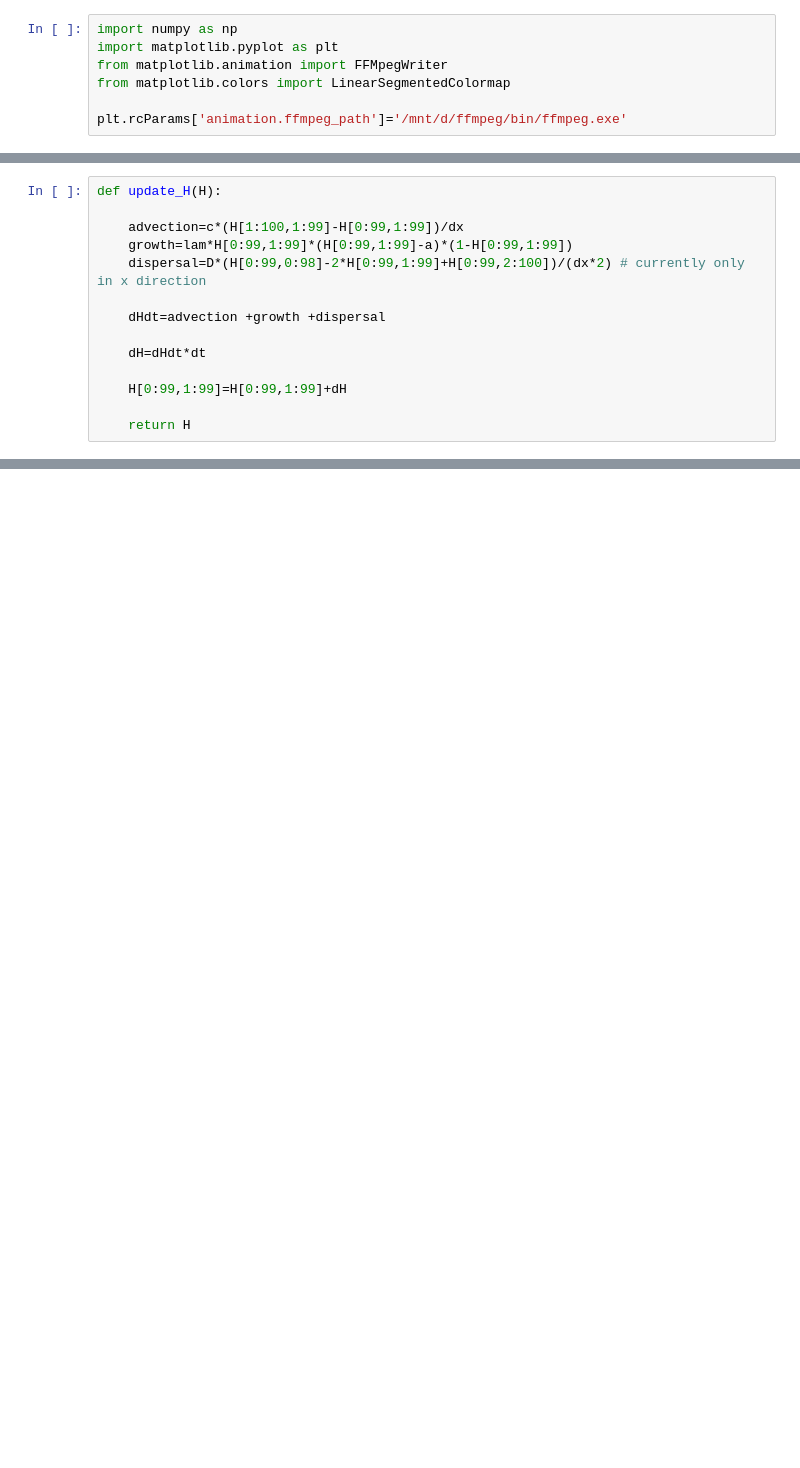
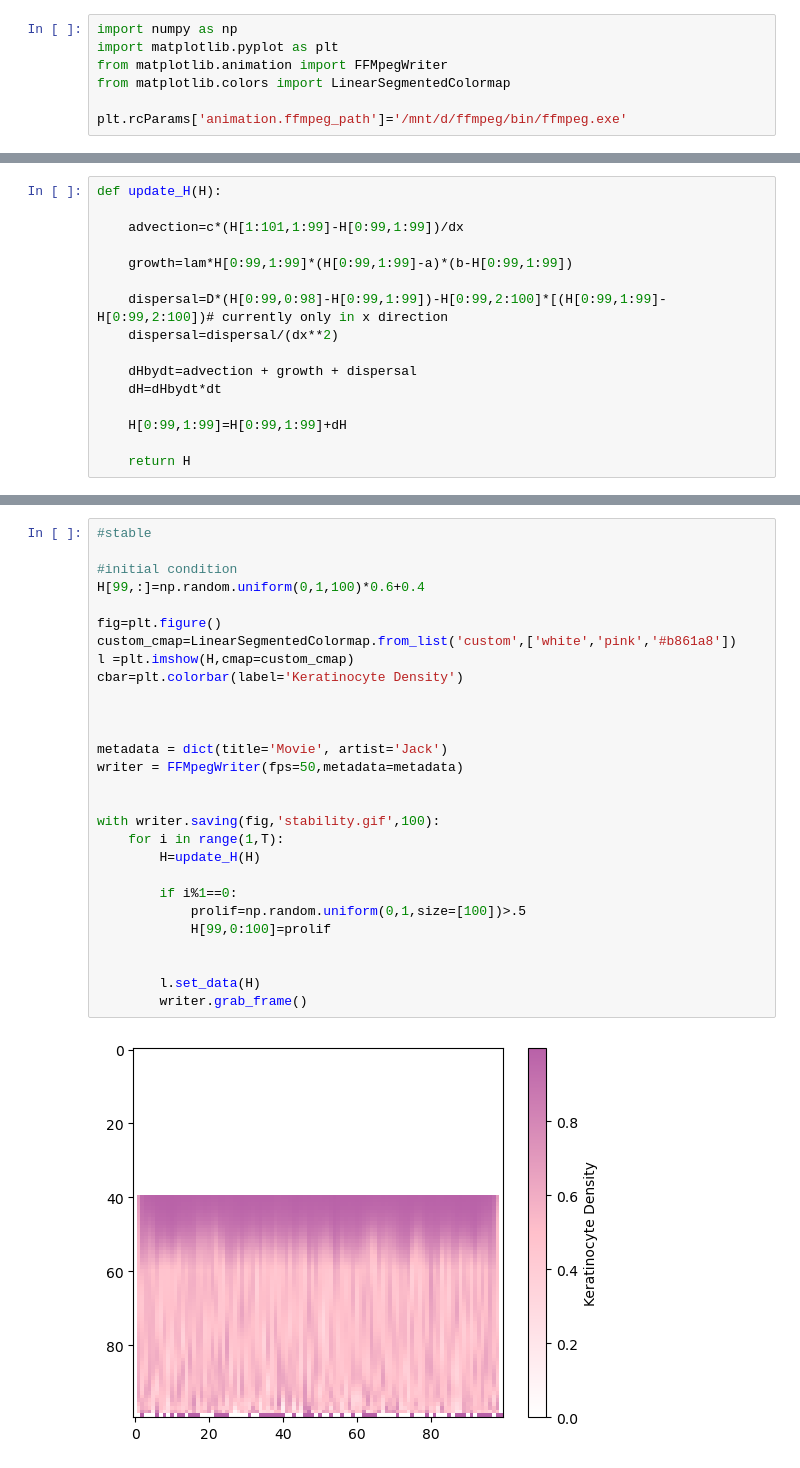
Before and after one commit to jbr819/Part-III-Miniproject, a Jupyter notebook: PDE-model/001-PDE-Model-Prototpye.ipynb, the cells around one changed output, grey strips where cells are left out. Saved outputs shown, nothing was run; the diff lists cells and outputs as text; blank space fills up the shorter version.

```diff
--- a/PDE-model/001-PDE-Model-Prototpye.ipynb
+++ b/PDE-model/001-PDE-Model-Prototpye.ipynb
@@ -21,13 +65,15 @@ D=0.5
 # %%
 def update_H(H):
 
-    advection=c*(H[1:100,1:99]-H[0:99,1:99])/dx
-    growth=lam*H[0:99,1:99]*(H[0:99,1:99]-a)*(1-H[0:99,1:99])
-    dispersal=D*(H[0:99,0:98]-2*H[0:99,1:99]+H[0:99,2:100])/(dx*2) # currently only in x direction
+    advection=c*(H[1:101,1:99]-H[0:99,1:99])/dx
 
-    dHdt=advection +growth +dispersal
+    growth=lam*H[0:99,1:99]*(H[0:99,1:99]-a)*(b-H[0:99,1:99])
 
-    dH=dHdt*dt
+    dispersal=D*(H[0:99,0:98]-H[0:99,1:99])-H[0:99,2:100]*[(H[0:99,1:99]-H[0:99,2:100])# currently only in x direction
+    dispersal=dispersal/(dx**2)
+
+    dHbydt=advection + growth + dispersal
+    dH=dHbydt*dt
 
     H[0:99,1:99]=H[0:99,1:99]+dH
 
@@ -66,0 +83,30 @@ with writer.saving(fig,'test.gif',100):
+# %%
+#stable
+
+#initial condition
+H[99,:]=np.random.uniform(0,1,100)*0.6+0.4
+
+fig=plt.figure()
+custom_cmap=LinearSegmentedColormap.from_list('custom',['white','pink','#b861a8'])
+l =plt.imshow(H,cmap=custom_cmap)
+cbar=plt.colorbar(label='Keratinocyte Density')
+
+
+
+metadata = dict(title='Movie', artist='Jack')
+writer = FFMpegWriter(fps=50,metadata=metadata)
+
+
+with writer.saving(fig,'stability.gif',100):
+    for i in range(1,T):
+        H=update_H(H)
+
+        if i%1==0:
+            prolif=np.random.uniform(0,1,size=[100])>.5
+            H[99,0:100]=prolif
+
+
+        l.set_data(H)
+        writer.grab_frame()
+# %% [output]
+[figure, added]
```
Also changed, not shown: parts of 5 cells of this notebook, 7 other files.
